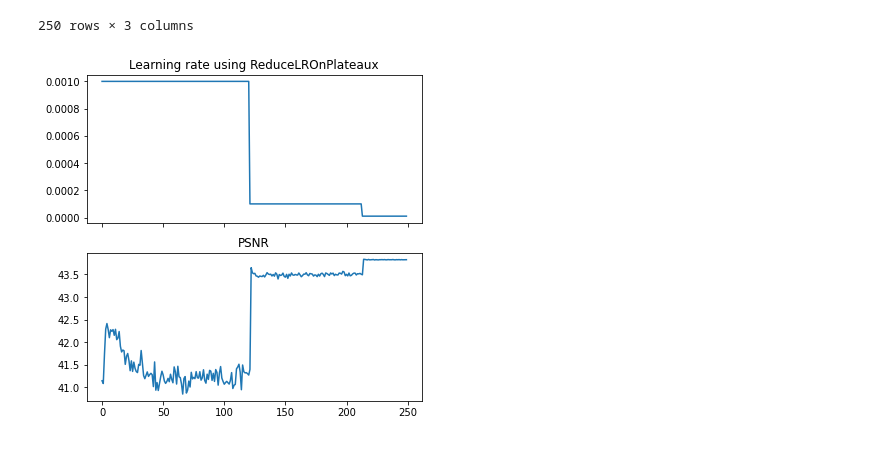
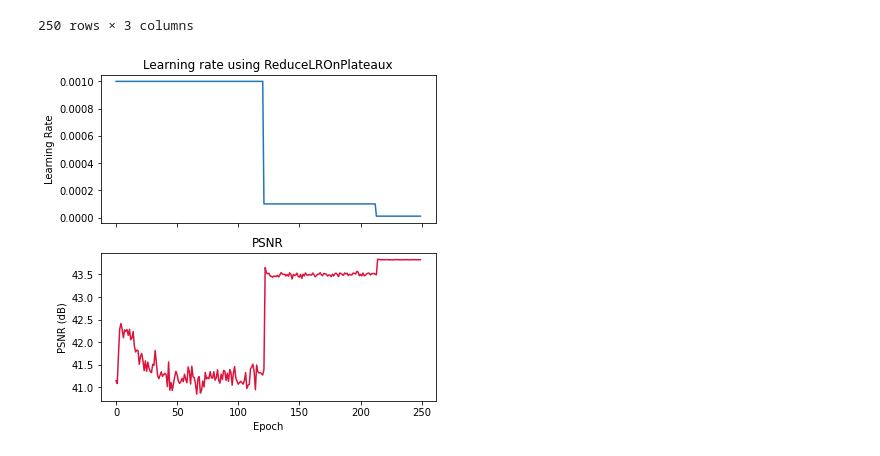
Before and after one commit to samuelebortolotti/neural-prnu-extractor, a Jupyter notebook: presentation/plots.ipynb, the cells around one changed output. Cells and saved outputs as stored; diff of their text form; code cells hidden in the pictures.

Commit message:
improved plots, add labels, different colours, adjusted axis position for ROC, included ROC in presentation

```diff
--- a/presentation/plots.ipynb
+++ b/presentation/plots.ipynb
@@ -6,9 +6,9 @@ import pandas as pd
 import pickle
 import numpy as np
 # %%
-lr = pd.read_csv("./presentation/stats/run_lr.csv")
+lr = pd.read_csv("./stats/run_lr.csv")
 # %%
-psnr_tr = pd.read_csv("./presentation/stats/run_psnr_train.csv")
+psnr_tr = pd.read_csv("./stats/run_psnr_train.csv")
 # %%
 psnr_tr
 # %% [output]
@@ -28,15 +28,18 @@ psnr_tr
 # %%
 fig, (ax1, ax2) = plt.subplots(2, 1, sharex=True, figsize=(6, 6))
 
 ax1.plot(lr["Step"], lr["Value"])
 ax1.set_title('Learning rate using ReduceLROnPlateaux')
+ax1.set_ylabel('Learning Rate')
 
-ax2.plot(psnr_tr["Step"], psnr_tr["Value"])
+ax2.plot(psnr_tr["Step"], psnr_tr["Value"], color='crimson')
 ax2.set_title('PSNR')
+ax2.set_xlabel('Epoch')
+ax2.set_ylabel('PSNR (dB)')
 
-fig.savefig("./presentation/imgs/learning_rate.pdf", bbox_inches = 'tight', pad_inches = 0)
+fig.savefig("./imgs/learning_rate.pdf", bbox_inches = 'tight', pad_inches = 0)
 # %% [output]
-[figure, old version]
+[figure, new version]
 # %%
 with open('stats/saved_models/prnu_results', 'rb') as model_file:
     try:
```
Also changed, not shown: parts of 2 cells of this notebook, 3 other files.
